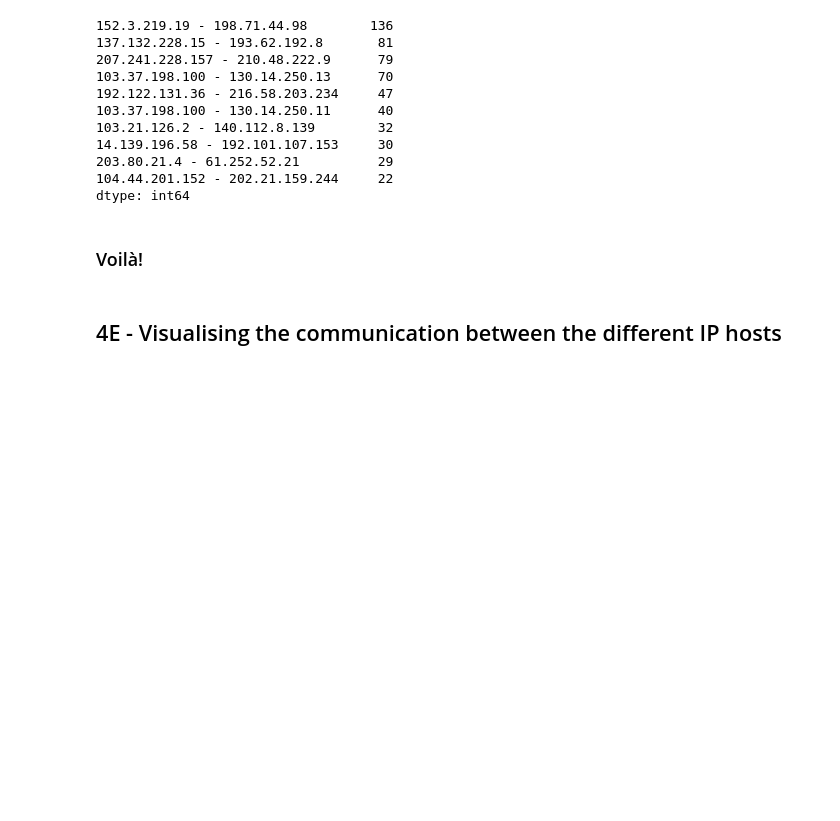
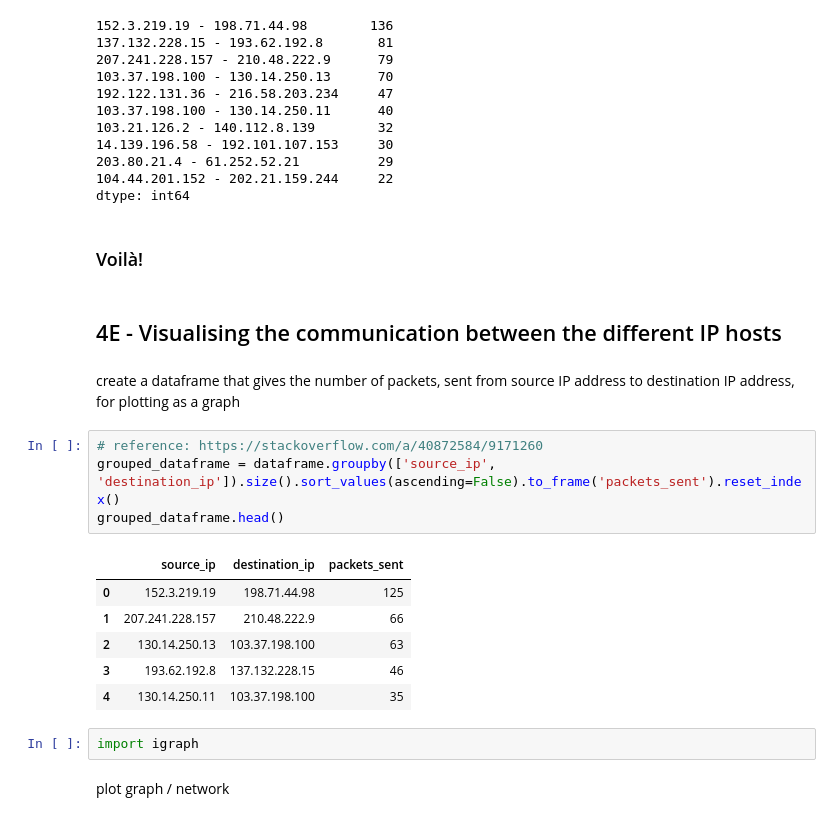
Before and after one commit to NgoJunHaoJason/CZ3006, a Jupyter notebook: lab_4/analyse_small_data.ipynb, the cells around one changed output. Drawn from its saved outputs; the diff is of its cells as text; blank space fills up the shorter version.

Commit message:
plot computer network

```diff
--- a/lab_4/analyse_small_data.ipynb
+++ b/lab_4/analyse_small_data.ipynb
@@ -269,3 +268,22 @@ dtype: int64
 ### Voilà!
 # %% [markdown]
 ## 4E - Visualising the communication between the different IP hosts
+# %% [markdown]
+create a dataframe that gives the number of packets,
+sent from source IP address to destination IP address,
+for plotting as a graph
+# %%
+# reference: https://stackoverflow.com/a/40872584/9171260
+grouped_dataframe = dataframe.groupby(['source_ip', 'destination_ip']).size().sort_values(ascending=False).to_frame('packets_sent').reset_index()
+grouped_dataframe.head()
+# %% [output]
+|  | source_ip | destination_ip | packets_sent |
+| 0 | 152.3.219.19 | 198.71.44.98 | 125 |
+| 1 | 207.241.228.157 | 210.48.222.9 | 66 |
+| 2 | 130.14.250.13 | 103.37.198.100 | 63 |
+| 3 | 193.62.192.8 | 137.132.228.15 | 46 |
+| 4 | 130.14.250.11 | 103.37.198.100 | 35 |
+# %%
+import igraph
+# %% [markdown]
+plot graph / network
```
Also changed, not shown: parts of 2 cells of this notebook.
